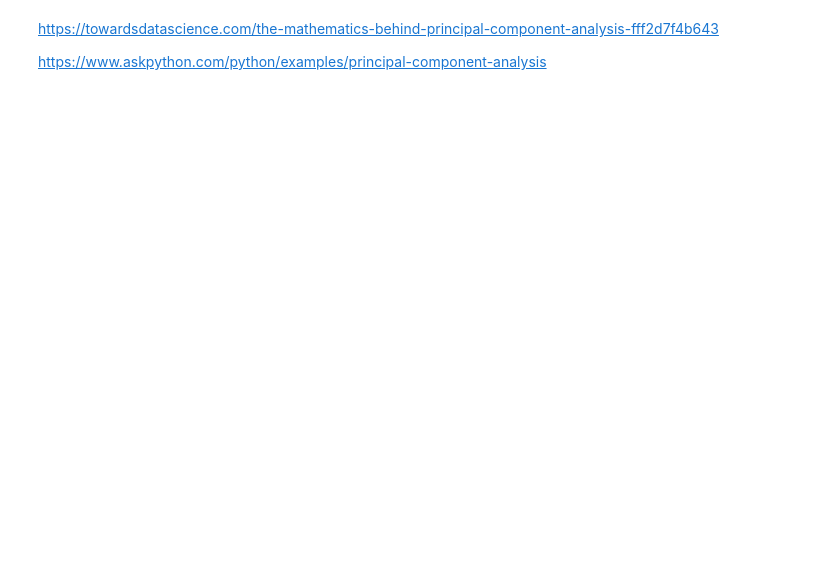
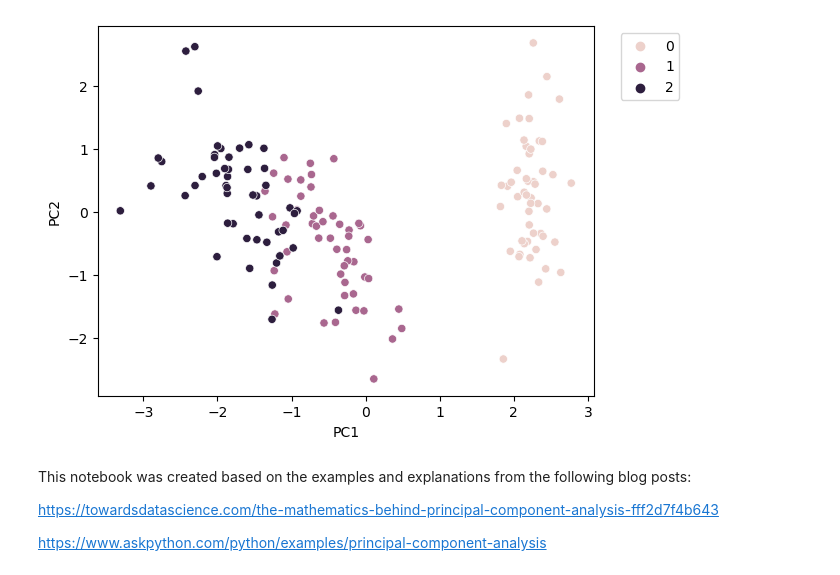
Before and after one commit to process-intelligence-research/AI-in-Bio-Chemical-Engineering-Lecture-Coding, a Jupyter notebook: Lecture 3/pca.ipynb, the cells around one changed output. Drawn from its saved outputs; the diff is of its cells as text; code cells hidden in the pictures; blank space fills up the shorter version.

Commit message:
added data example to notebook

```diff
--- a/Lecture 3/pca.ipynb
+++ b/Lecture 3/pca.ipynb
@@ -10,14 +161,10 @@ import numpy as np
 def PCA(X , num_components):
 
     #Step-1, centering and scaling
-    X_meaned = X - np.mean(X , axis = 0)
     X_scaled = (X - np.mean(X , axis = 0))/ np.std(X, axis=0)
 
-    print(X_meaned)
-    print(X_scaled)
-
     #Step-2, computation of the covariance matrix
-    cov_mat = np.cov(X_meaned , rowvar = False)
+    cov_mat = np.cov(X_scaled , rowvar = False)
 
     #Step-3, calculate eigenvectors and eigenvalues of covariance matrix
     eigen_values , eigen_vectors = np.linalg.eigh(cov_mat)
@@ -31,6 +178,6 @@ def PCA(X , num_components):
     eigenvector_subset = sorted_eigenvectors[:,0:num_components]
 
     #Step-6, transform data to reduced dataset
-    X_reduced = np.dot(eigenvector_subset.transpose() , X_meaned.transpose() ).transpose()
+    X_reduced = np.dot(eigenvector_subset.transpose() , X_scaled.transpose() ).transpose()
 
     return X_reduced
@@ -137,4 +184,23 @@ Solving this (nth order) polynomial equation yields us the eigenvalues $\lambda$
+# %%
+import pandas as pd
+import matplotlib.pyplot as plt
+import seaborn as sns
+
+n = 2
+pca_iris = PCA(X, n)
+
+pca_df = pd.DataFrame(data=pca_iris, columns=['PC{}'.format(i+1) for i in range(n)])
+# Add labels to df
+pca_df['label'] = y
+
+sns.scatterplot(data=pca_df, x="PC1", y="PC2", hue="label")
+plt.legend(bbox_to_anchor=(1.04, 1))
+plt.show()
+# %% [output]
+[figure, added]
 # %% [markdown]
+This notebook was created based on the examples and explanations from the following blog posts:
+
 https://towardsdatascience.com/the-mathematics-behind-principal-component-analysis-fff2d7f4b643
 
 https://www.askpython.com/python/examples/principal-component-analysis
```
Also changed, not shown: parts of 3 cells of this notebook.
